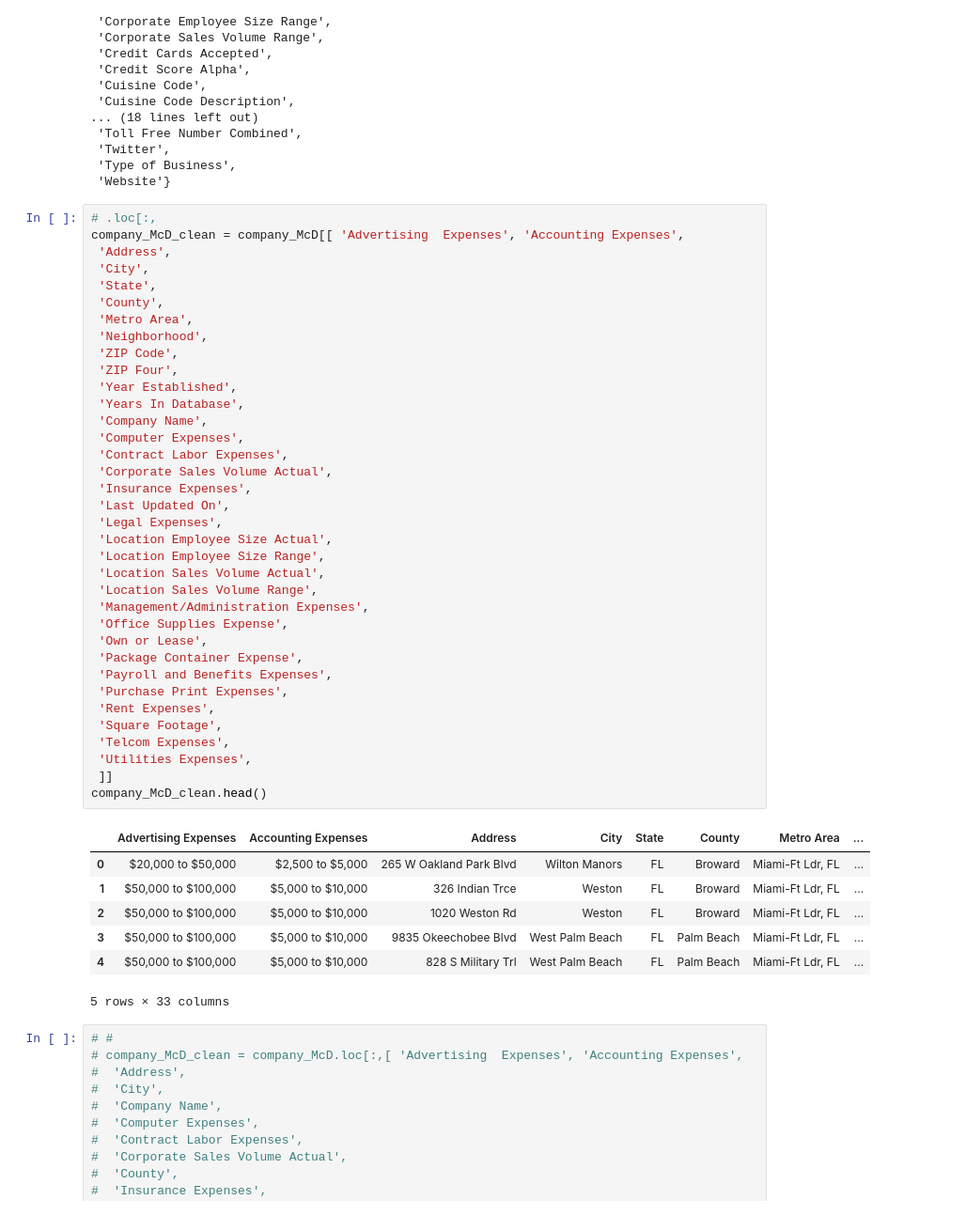
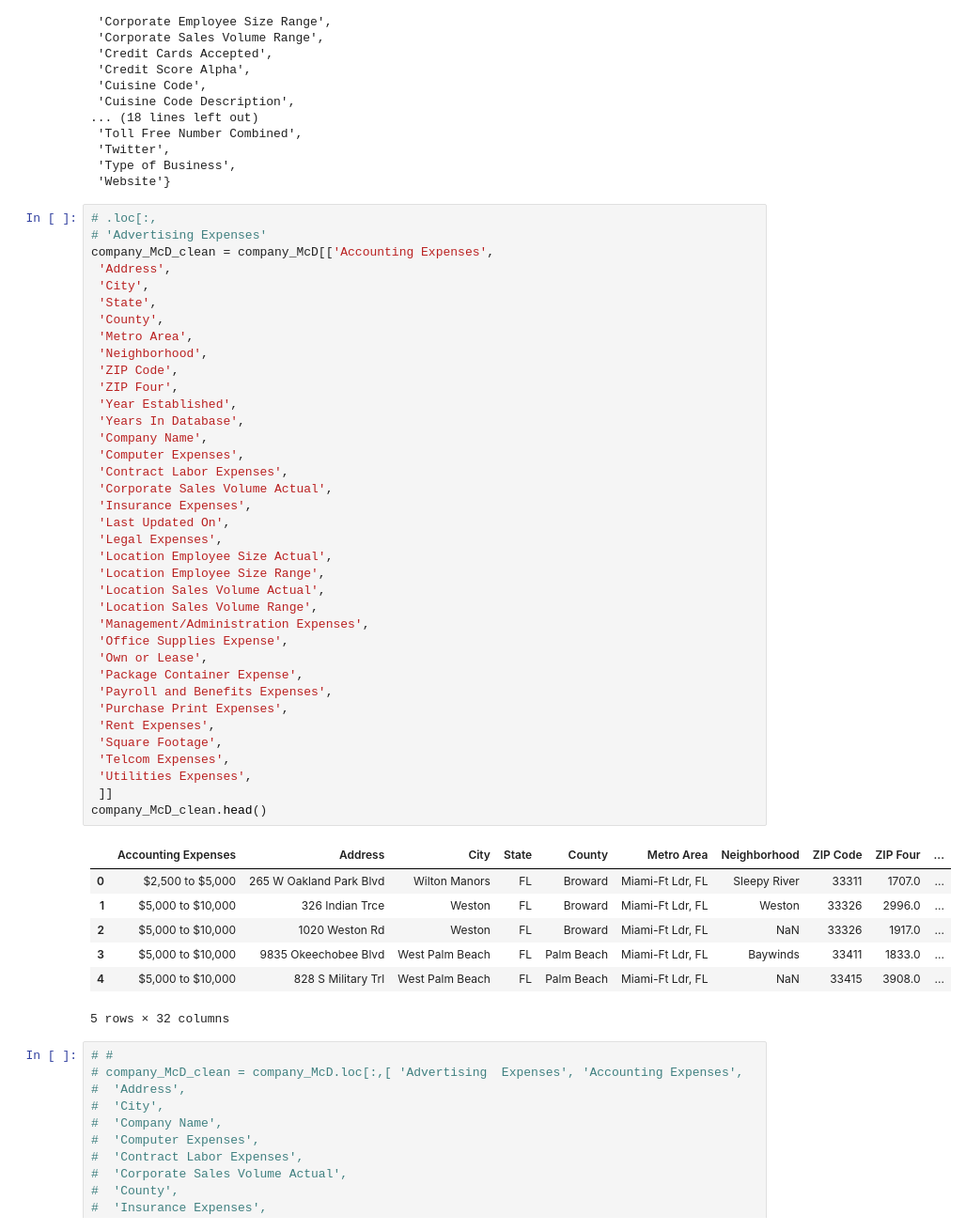
Before and after one commit to PhilAScript826/team-57, a Jupyter notebook: TeamNumber_Project_Week7.ipynb, the cells around one changed output. Shown at 94% size. Saved outputs shown, nothing was run; the diff lists cells and outputs as text.

```diff
--- a/TeamNumber_Project_Week7.ipynb
+++ b/TeamNumber_Project_Week7.ipynb
@@ -413,7 +419,8 @@ list1
  'Website'}
 # %%
 # .loc[:,
-company_McD_clean = company_McD[[ 'Advertising  Expenses', 'Accounting Expenses',
+# 'Advertising Expenses'
+company_McD_clean = company_McD[['Accounting Expenses',
  'Address',
  'City',
  'State',
@@ -421,40 +428,40 @@ company_McD_clean = company_McD[[ 'Advertising  Expenses', 'Accounting Expenses'
  'Metro Area',
  'Neighborhood',
  'ZIP Code',
  'ZIP Four',
  'Year Established',
  'Years In Database',
  'Company Name',
  'Computer Expenses',
  'Contract Labor Expenses',
  'Corporate Sales Volume Actual',
  'Insurance Expenses',
  'Last Updated On',
  'Legal Expenses',
  'Location Employee Size Actual',
  'Location Employee Size Range',
  'Location Sales Volume Actual',
  'Location Sales Volume Range',
  'Management/Administration Expenses',
  'Office Supplies Expense',
  'Own or Lease',
  'Package Container Expense',
  'Payroll and Benefits Expenses',
  'Purchase Print Expenses',
  'Rent Expenses',
  'Square Footage',
  'Telcom Expenses',
  'Utilities Expenses',
  ]]
 company_McD_clean.head()
 # %% [output]
-|  | Advertising Expenses | Accounting Expenses | Address | City | State | County | Metro Area | ... |
-| 0 | $20,000 to $50,000 | $2,500 to $5,000 | 265 W Oakland Park Blvd | Wilton Manors | FL | Broward | Miami-Ft Ldr, FL | ... |
-| 1 | $50,000 to $100,000 | $5,000 to $10,000 | 326 Indian Trce | Weston | FL | Broward | Miami-Ft Ldr, FL | ... |
-| 2 | $50,000 to $100,000 | $5,000 to $10,000 | 1020 Weston Rd | Weston | FL | Broward | Miami-Ft Ldr, FL | ... |
-| 3 | $50,000 to $100,000 | $5,000 to $10,000 | 9835 Okeechobee Blvd | West Palm Beach | FL | Palm Beach | Miami-Ft Ldr, FL | ... |
-| 4 | $50,000 to $100,000 | $5,000 to $10,000 | 828 S Military Trl | West Palm Beach | FL | Palm Beach | Miami-Ft Ldr, FL | ... |
+|  | Accounting Expenses | Address | City | State | County | Metro Area | Neighborhood | ZIP Code | ZIP Four | ... |
+| 0 | $2,500 to $5,000 | 265 W Oakland Park Blvd | Wilton Manors | FL | Broward | Miami-Ft Ldr, FL | Sleepy River | 33311 | 1707.0 | ... |
+| 1 | $5,000 to $10,000 | 326 Indian Trce | Weston | FL | Broward | Miami-Ft Ldr, FL | Weston | 33326 | 2996.0 | ... |
+| 2 | $5,000 to $10,000 | 1020 Weston Rd | Weston | FL | Broward | Miami-Ft Ldr, FL | NaN | 33326 | 1917.0 | ... |
+| 3 | $5,000 to $10,000 | 9835 Okeechobee Blvd | West Palm Beach | FL | Palm Beach | Miami-Ft Ldr, FL | Baywinds | 33411 | 1833.0 | ... |
+| 4 | $5,000 to $10,000 | 828 S Military Trl | West Palm Beach | FL | Palm Beach | Miami-Ft Ldr, FL | NaN | 33415 | 3908.0 | ... |
-5 rows × 33 columns
+5 rows × 32 columns
 # %%
 # #
 # company_McD_clean = company_McD.loc[:,[ 'Advertising  Expenses', 'Accounting Expenses',
```
Also changed, not shown: parts of 33 cells of this notebook, 3 other files.
